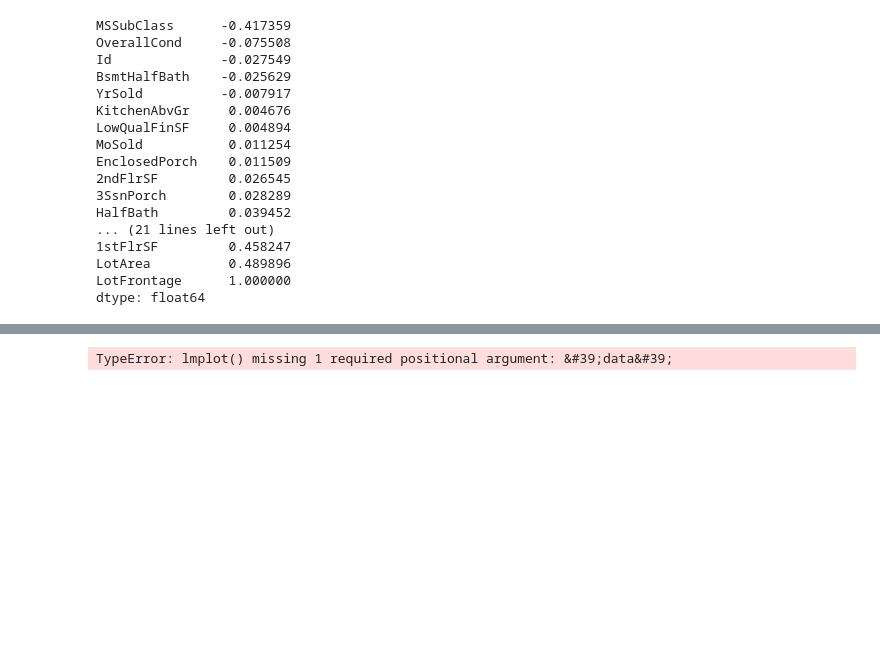
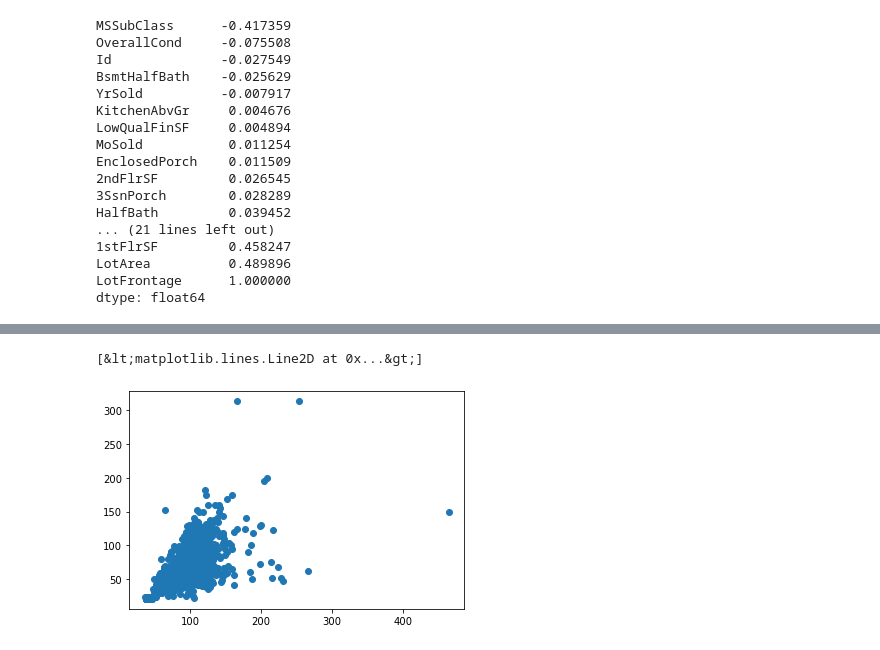
Before and after one commit to GiovanniAFrigeri/HousePrices, a Jupyter notebook: HousePrices.ipynb, the cells around one changed output, grey strips where cells are left out. Drawn from its saved outputs; the diff is of its cells as text; code cells hidden in the pictures; blank space fills up the shorter version.

Commit message:
Treating missing values

```diff
--- a/HousePrices.ipynb
+++ b/HousePrices.ipynb
@@ -164,4 +169,5 @@ dtype: float64
 # %%
-sns.lmplot(np.sqrt(data_merged['LotArea']), data_merged['LotFrontage'])
+plt.plot(np.sqrt(data_merged['LotArea']), data_merged['LotFrontage'], 'o')
 # %% [output]
-TypeError: lmplot() missing 1 required positional argument: &#39;data&#39;
+[&lt;matplotlib.lines.Line2D at 0x...&gt;]
+[figure, added]
```
Also changed, not shown: parts of 1 cell of this notebook.
